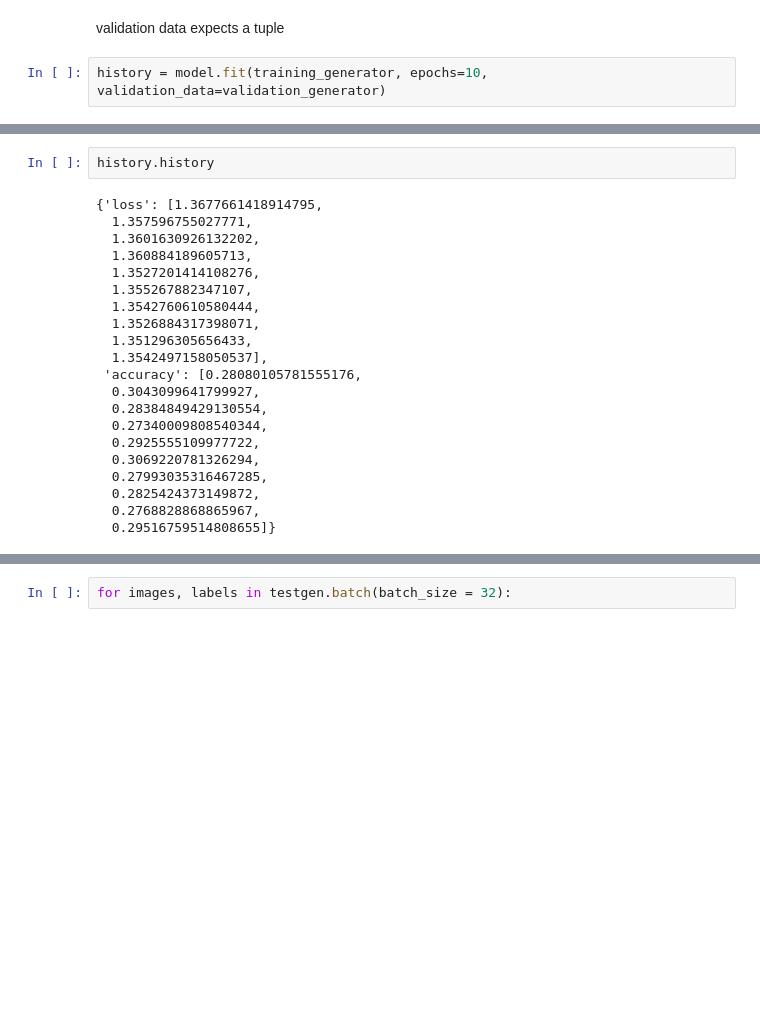
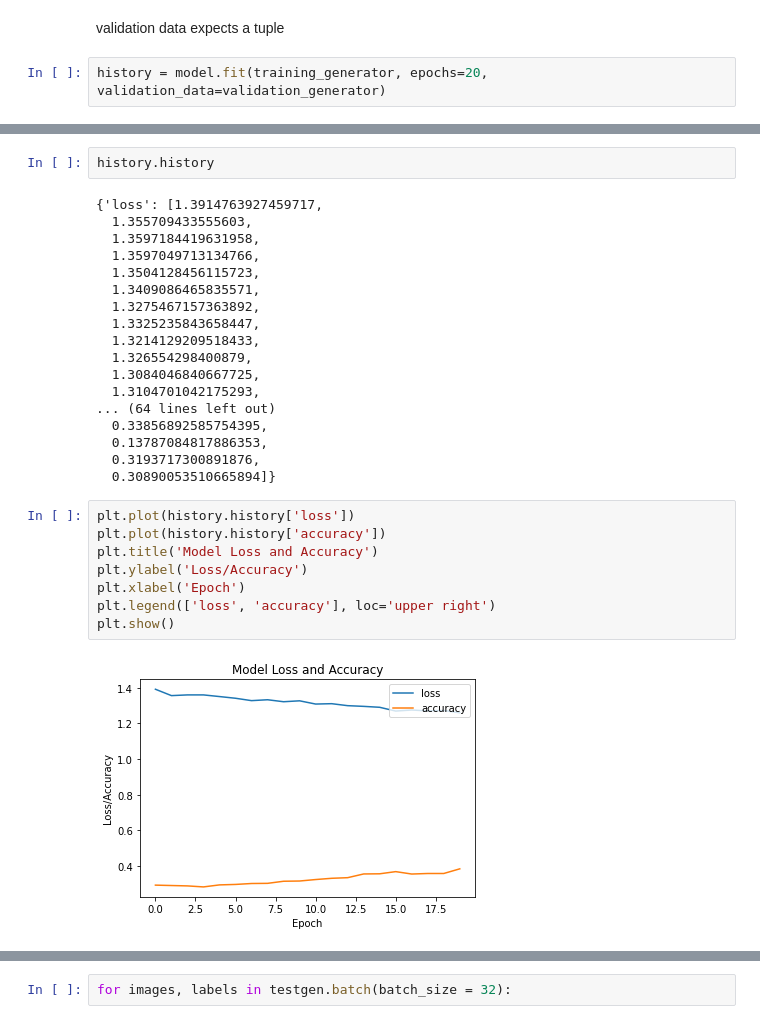
Before and after one commit to Skyrub-dev/BT_AI, a Jupyter notebook: BT_AI.ipynb, the cells around one changed output, grey strips where cells are left out. Drawn from its saved outputs; the diff is of its cells as text; blank space fills up the shorter version.

```diff
--- a/BT_AI.ipynb
+++ b/BT_AI.ipynb
@@ -344,5 +344,5 @@ y_val = np.concatenate(val_labels)
 # %% [markdown]
 validation data expects a tuple
 # %%
-history = model.fit(training_generator, epochs=10, validation_data=validation_generator)
+history = model.fit(training_generator, epochs=20, validation_data=validation_generator)
 # %% [output]
@@ -369,23 +366,30 @@ Epoch 10/10
 # %%
 history.history
 # %% [output]
-{'loss': [1.3677661418914795,
-  1.357596755027771,
-  1.3601630926132202,
-  1.360884189605713,
-  1.3527201414108276,
-  1.355267882347107,
-  1.3542760610580444,
-  1.3526884317398071,
-  1.351296305656433,
-  1.3542497158050537],
- 'accuracy': [0.28080105781555176,
-  0.3043099641799927,
-  0.28384849429130554,
-  0.27340009808540344,
-  0.2925555109977722,
-  0.3069220781326294,
-  0.27993035316467285,
-  0.2825424373149872,
-  0.2768828868865967,
-  0.29516759514808655]}
+{'loss': [1.3914763927459717,
+  1.355709433555603,
+  1.3597184419631958,
+  1.3597049713134766,
+  1.3504128456115723,
+  1.3409086465835571,
+  1.3275467157363892,
+  1.3325235843658447,
+  1.3214129209518433,
+  1.326554298400879,
+  1.3084046840667725,
+  1.3104701042175293,
+... (64 lines left out)
+  0.33856892585754395,
+  0.13787084817886353,
+  0.3193717300891876,
+  0.30890053510665894]}
+# %%
+plt.plot(history.history['loss'])
+plt.plot(history.history['accuracy'])
+plt.title('Model Loss and Accuracy')
+plt.ylabel('Loss/Accuracy')
+plt.xlabel('Epoch')
+plt.legend(['loss', 'accuracy'], loc='upper right')
+plt.show()
+# %% [output]
+[figure, added]
```
Also changed, not shown: parts of 3 cells of this notebook.
